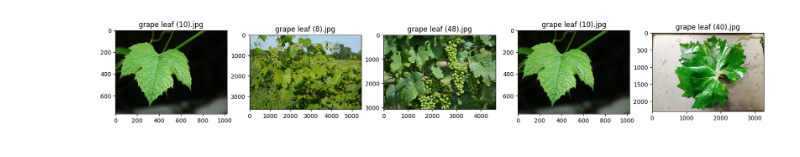
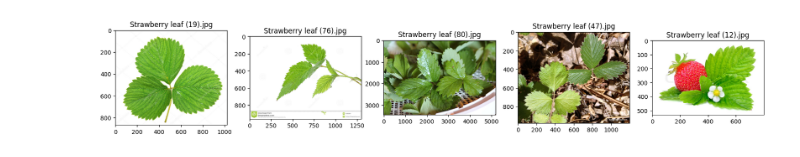
Before and after one commit to kabirpuri/agri_bot, a Jupyter notebook: cnn_network/PlantDoc.ipynb, the cells around one changed output. Drawn from its saved outputs; the diff is of its cells as text; code cells hidden in the pictures.

Commit message:
Model Trained Low accuracy

```diff
--- a/cnn_network/PlantDoc.ipynb
+++ b/cnn_network/PlantDoc.ipynb
@@ -14,13 +15,13 @@ import matplotlib.image as mpimg
 %matplotlib inline
 # %%
 plt.figure(figsize=(20,20))
-img_folder=r'C:\Users\Kabir\Downloads\archive (1)\PlantDoc-Dataset\train\grape leaf'
+img_folder= r'D:\\train\\Strawberry leaf'
 for i in range(5):
     file = np.random.choice(os.listdir(img_folder))
     image_path= os.path.join(img_folder, file)
     img=mpimg.imread(image_path)
     ax=plt.subplot(1,5,i+1)
     ax.title.set_text(file)
     plt.imshow(img)
 # %% [output]
-[figure, old version]
+[figure, new version]
```
Also changed, not shown: parts of 18 cells of this notebook.
